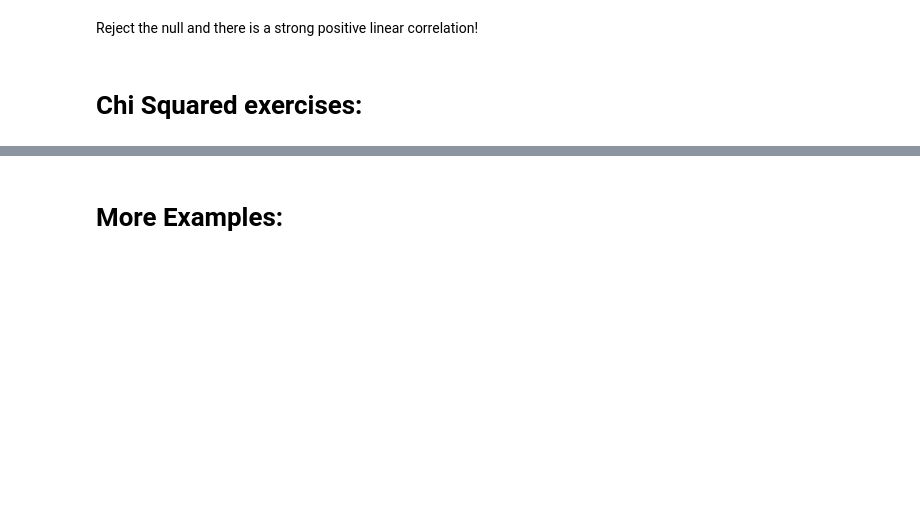
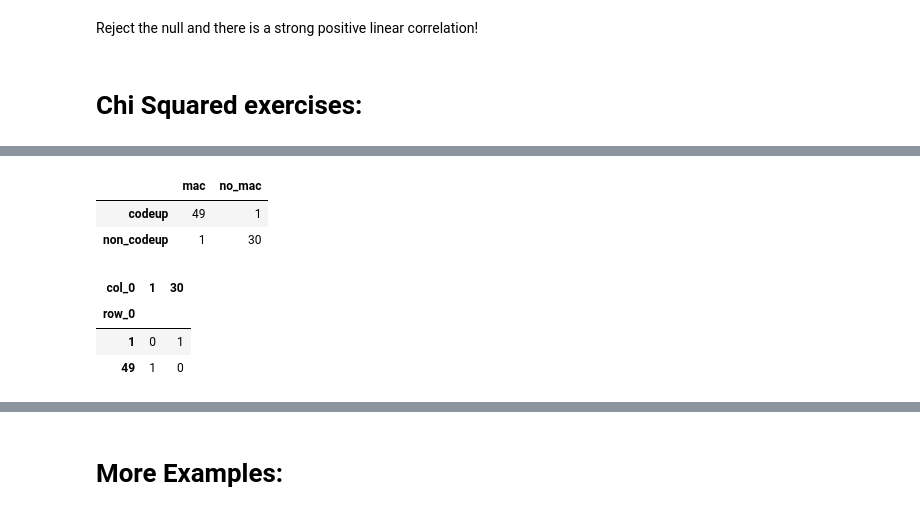
Before and after one commit to JoshuaHolt-Tech/statistics-exercises, a Jupyter notebook: hypothesis_testing.ipynb, the cells around one changed output, grey strips where cells are left out. Saved outputs shown, nothing was run; the diff lists cells and outputs as text; code cells hidden in the pictures; blank space fills up the shorter version.

```diff
--- a/hypothesis_testing.ipynb
+++ b/hypothesis_testing.ipynb
@@ -954,0 +959,17 @@ Doesn't Use A Macbook	1	30
+# %%
+codeup = {'mac':49,'no_mac':1}
+non_codeup = {'mac':1, 'no_mac':30}
+codeup_mac = pd.DataFrame.from_records([codeup, non_codeup], index = ['codeup', 'non_codeup'])
+codeup_mac
+# %% [output]
+|  | mac | no_mac |
+| codeup | 49 | 1 |
+| non_codeup | 1 | 30 |
+# %%
+observed = pd.crosstab(codeup, non_codeup)
+observed
+# %% [output]
+| col_0 | 1 | 30 |
+| row_0 |  |  |
+| 1 | 0 | 1 |
+| 49 | 1 | 0 |
```
Also changed, not shown: parts of 44 cells of this notebook.
